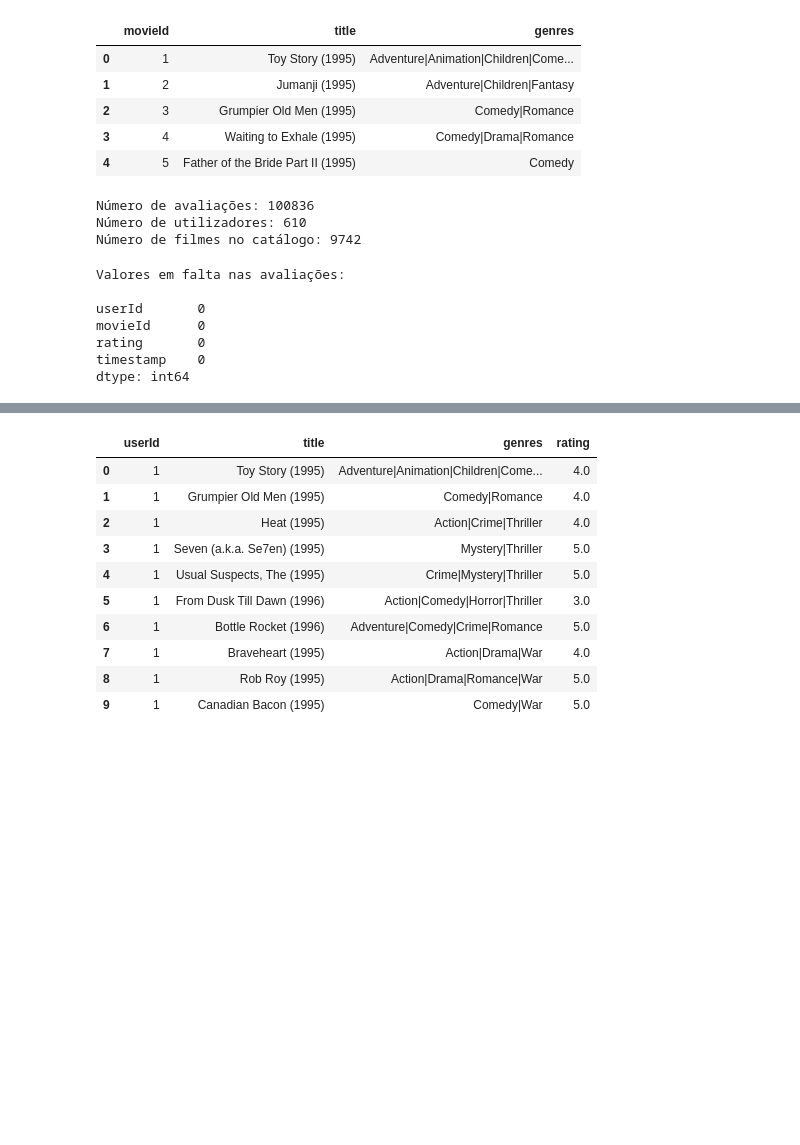
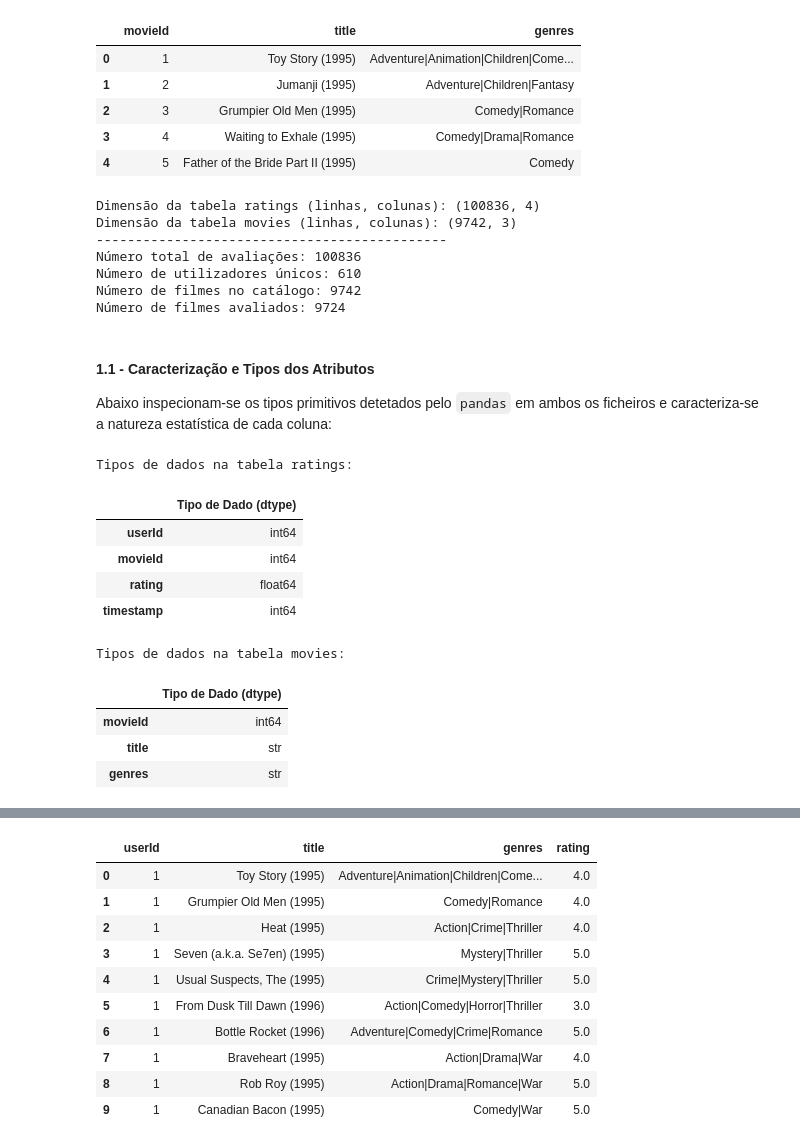
Before and after one commit to nicolasruchimura2/movie-lens-ml, a Jupyter notebook: recomendacoes.ipynb, the cells around one changed output, grey strips where cells are left out. Drawn from its saved outputs; the diff is of its cells as text; code cells hidden in the pictures; blank space fills up the shorter version.

```diff
--- a/recomendacoes.ipynb
+++ b/recomendacoes.ipynb
@@ -24,21 +28,40 @@ display(movies.head())
 | 3 | 4 | Waiting to Exhale (1995) | Comedy|Drama|Romance |
 | 4 | 5 | Father of the Bride Part II (1995) | Comedy |
 # %%
-print("Número de avaliações:", len(ratings))
-print("Número de utilizadores:", ratings["userId"].nunique())
+print("Dimensão da tabela ratings (linhas, colunas):", ratings.shape)
+print("Dimensão da tabela movies (linhas, colunas):", movies.shape)
+print("-" * 45)
+print("Número total de avaliações:", len(ratings))
+print("Número de utilizadores únicos:", ratings["userId"].nunique())
 print("Número de filmes no catálogo:", len(movies))
+print("Número de filmes avaliados:", ratings["movieId"].nunique())
 # %% [output]
-Número de avaliações: 100836
-Número de utilizadores: 610
+Dimensão da tabela ratings (linhas, colunas): (100836, 4)
+Dimensão da tabela movies (linhas, colunas): (9742, 3)
+---------------------------------------------
+Número total de avaliações: 100836
+Número de utilizadores únicos: 610
 Número de filmes no catálogo: 9742
+Número de filmes avaliados: 9724
-# %%
-print("Valores em falta nas avaliações:\n")
-print(ratings.isna().sum())
-# %% [output]
-Valores em falta nas avaliações:
-
-userId       0
-movieId      0
-rating       0
-timestamp    0
-dtype: int64
+# %% [markdown]
+#### 1.1 - Caracterização e Tipos dos Atributos
+
+Abaixo inspecionam-se os tipos primitivos detetados pelo `pandas` em ambos os ficheiros e caracteriza-se a natureza estatística de cada coluna:
+# %%
+print("Tipos de dados na tabela ratings:")
+display(ratings.dtypes.to_frame(name="Tipo de Dado (dtype)"))
+
+print("Tipos de dados na tabela movies:")
+display(movies.dtypes.to_frame(name="Tipo de Dado (dtype)"))
+# %% [output]
+Tipos de dados na tabela ratings:
+|  | Tipo de Dado (dtype) |
+| userId | int64 |
+| movieId | int64 |
+| rating | float64 |
+| timestamp | int64 |
+Tipos de dados na tabela movies:
+|  | Tipo de Dado (dtype) |
+| movieId | int64 |
+| title | str |
+| genres | str |
```
Also changed, not shown: parts of 44 cells of this notebook, 6 other files.
